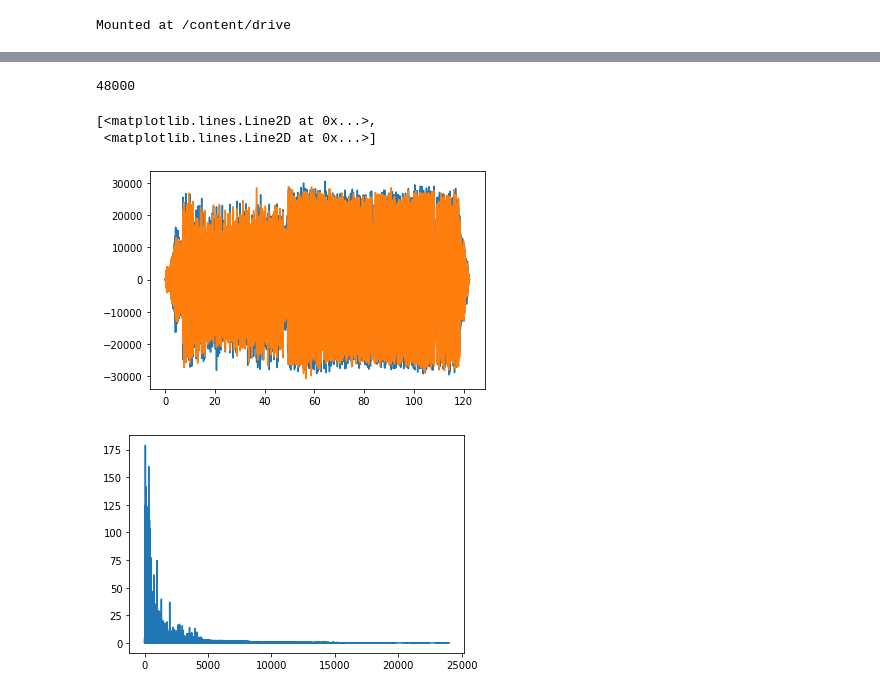
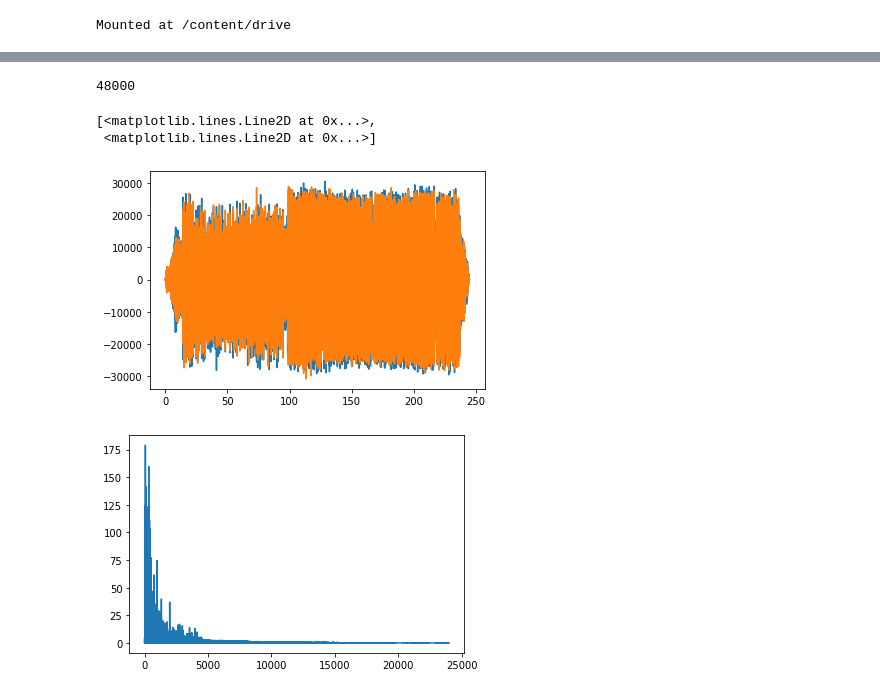
Before and after one commit to FrankAlvaradoR/Teor-a-de-Control, a Jupyter notebook: Transformada_de_Fourier.ipynb, the cells around one changed output, grey strips where cells are left out. Saved outputs shown, nothing was run; the diff lists cells and outputs as text; code cells hidden in the pictures.

```diff
--- a/Transformada_de_Fourier.ipynb
+++ b/Transformada_de_Fourier.ipynb
@@ -271,13 +274,13 @@ Requirement already satisfied: pydub in /usr/local/lib/python3.7/dist-packages (
 # %%
 fm, source = wavfile.read(directorio+"audio1.wav")
 print(fm)
-t=np.arange(0,len(source)/samplerate, 1/samplerate)
+t=np.arange(0,len(source)/fm, 1/fm)
 plt.plot(t,source)
 # %% [output]
 48000
 [<matplotlib.lines.Line2D at 0x...>,
  <matplotlib.lines.Line2D at 0x...>]
-[figure, old version]
+[figure, new version]
 # %%
 #Transformada de Fourier.
 fs=fm;
```
Also changed, not shown: parts of 5 cells of this notebook.
